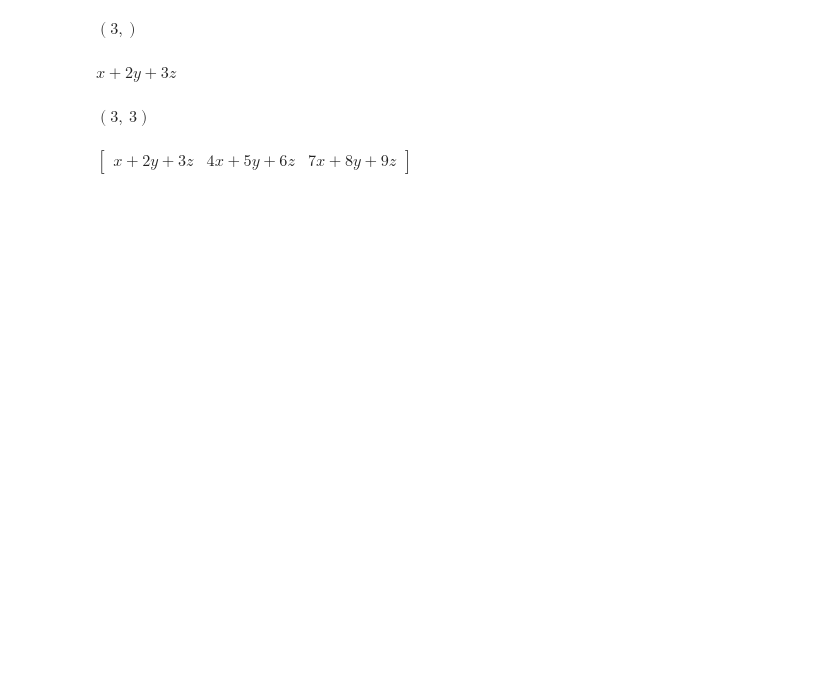
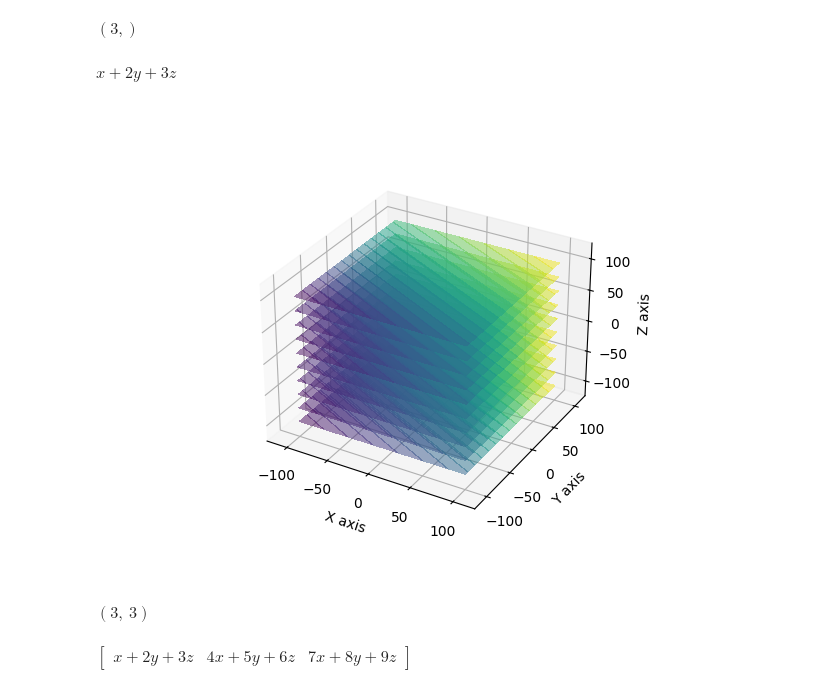
Before and after one commit to obouchaara/mechpy, a Jupyter notebook: notebooks/field.ipynb, the cells around one changed output. Cells and saved outputs as stored; diff of their text form; code cells hidden in the pictures; blank space fills up the shorter version.

```diff
--- a/notebooks/field.ipynb
+++ b/notebooks/field.ipynb
@@ -14,6 +17,10 @@ display(scalar_field.data)
 # %% [output]
 $\displaystyle \left( 3,\right)$
 $\displaystyle x + 2 y + 3 z$
+# %%
+scalar_field.plot()
+# %% [output]
+[figure, added]
 # %%
 data = sp.Array([[1, 2, 3], [4, 5, 6], [7, 8, 9]])
 display(data.shape)
```
Also changed, not shown: parts of 2 cells of this notebook, 5 other files.
